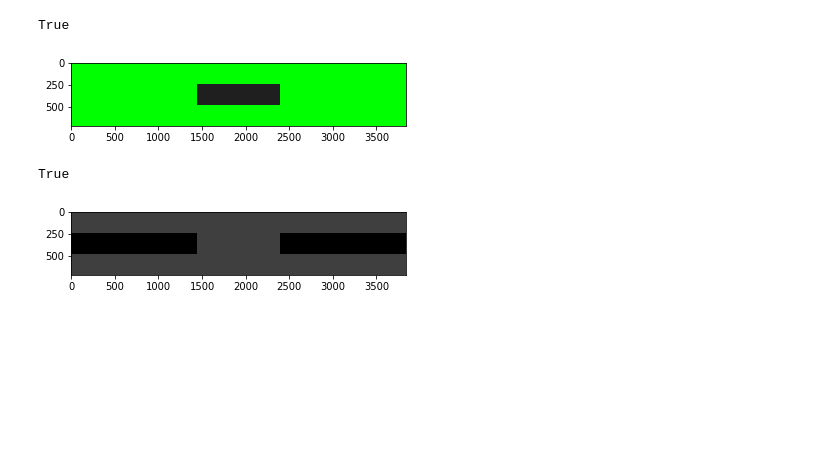
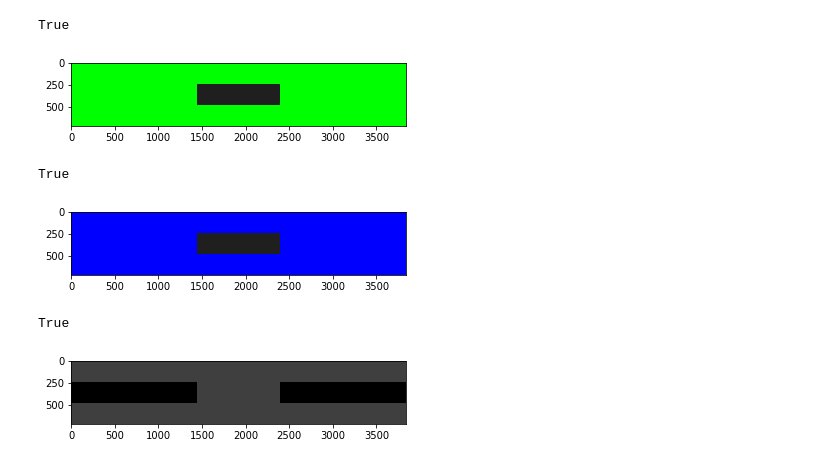
Before and after one commit to workingyifei/display-pattern-generator, a Jupyter notebook: SED test patterns.ipynb, the cells around one changed output. Drawn from its saved outputs; the diff is of its cells as text; code cells hidden in the pictures; blank space fills up the shorter version.

```diff
--- a/SED test patterns.ipynb
+++ b/SED test patterns.ipynb
@@ -199,16 +199,19 @@ True
 # %%
 # Cross-talk Blue
 
 box_width = 959
 box_height = 239
 
 
 pts = np.array([[(width-box_width)/2, (height-box_height)/2], [(width-box_width)/2+box_width, (height-box_height)/2], [(width-box_width)/2+box_width, (height-box_height)/2+box_height], [(width-box_width)/2, (height-box_height)/2+box_height]])
 
 img_crosstalk = create_blank(width, height, rgb_color=blue)
 img_crosstalk = cv2.fillPoly(img_crosstalk, np.int32([pts]), gray32)
 plt.imshow(img_crosstalk)
-cv2.imwrite("crosstalk_cyan.bmp", img_crosstalk)
+cv2.imwrite("crosstalk_blue.bmp", img_crosstalk)
+# %% [output]
+True
+[figure, added]
 # %%
 # Cross-talk A2 Black
 
```
